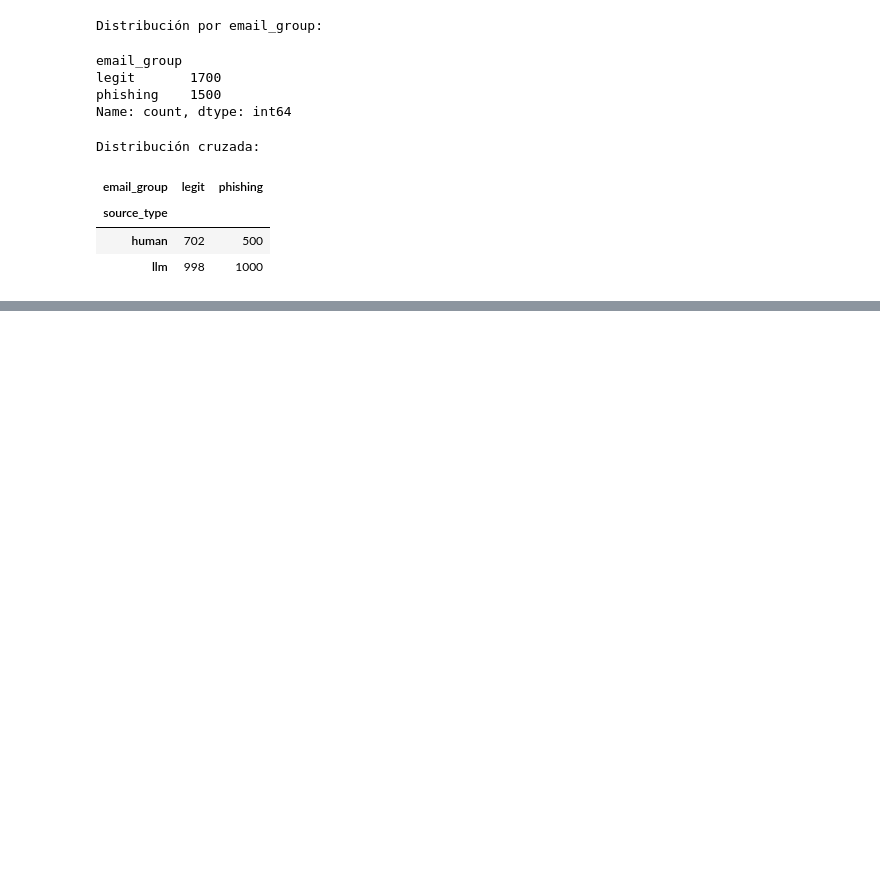
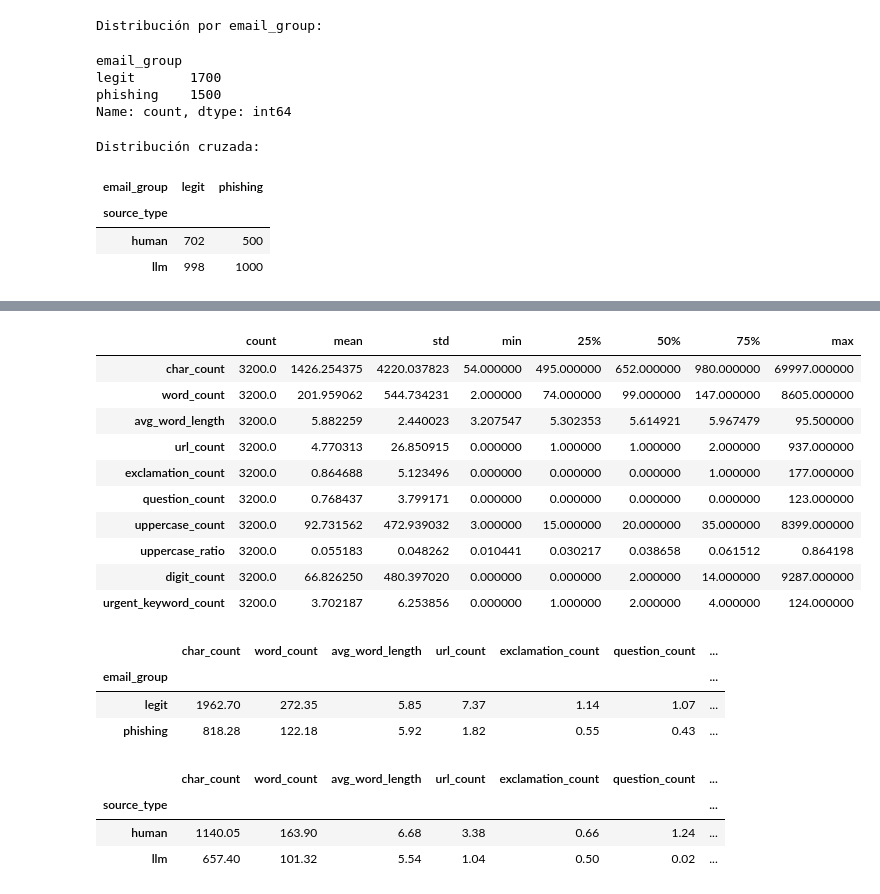
Before and after one commit to EdwinOrtegaK/Phishing-Detection-LLM-Shift, a Jupyter notebook: notebooks/eda_feature_engineering.ipynb, the cells around one changed output, grey strips where cells are left out. Drawn from its saved outputs; the diff is of its cells as text; code cells hidden in the pictures; blank space fills up the shorter version.

```diff
--- a/notebooks/eda_feature_engineering.ipynb
+++ b/notebooks/eda_feature_engineering.ipynb
@@ -299,0 +393,45 @@ Distribución cruzada:
+# %%
+# Resumen estadístico de features
+
+feature_cols = [
+    "char_count", "word_count", "avg_word_length", "url_count",
+    "exclamation_count", "question_count", "uppercase_count",
+    "uppercase_ratio", "digit_count", "urgent_keyword_count"
+]
+
+display(df_all[feature_cols].describe().T)
+# %% [output]
+|  | count | mean | std | min | 25% | 50% | 75% | max |
+| char_count | 3200.0 | 1426.254375 | 4220.037823 | 54.000000 | 495.000000 | 652.000000 | 980.000000 | 69997.000000 |
+| word_count | 3200.0 | 201.959062 | 544.734231 | 2.000000 | 74.000000 | 99.000000 | 147.000000 | 8605.000000 |
+| avg_word_length | 3200.0 | 5.882259 | 2.440023 | 3.207547 | 5.302353 | 5.614921 | 5.967479 | 95.500000 |
+| url_count | 3200.0 | 4.770313 | 26.850915 | 0.000000 | 1.000000 | 1.000000 | 2.000000 | 937.000000 |
+| exclamation_count | 3200.0 | 0.864688 | 5.123496 | 0.000000 | 0.000000 | 0.000000 | 1.000000 | 177.000000 |
+| question_count | 3200.0 | 0.768437 | 3.799171 | 0.000000 | 0.000000 | 0.000000 | 0.000000 | 123.000000 |
+| uppercase_count | 3200.0 | 92.731562 | 472.939032 | 3.000000 | 15.000000 | 20.000000 | 35.000000 | 8399.000000 |
+| uppercase_ratio | 3200.0 | 0.055183 | 0.048262 | 0.010441 | 0.030217 | 0.038658 | 0.061512 | 0.864198 |
+| digit_count | 3200.0 | 66.826250 | 480.397020 | 0.000000 | 0.000000 | 2.000000 | 14.000000 | 9287.000000 |
+| urgent_keyword_count | 3200.0 | 3.702187 | 6.253856 | 0.000000 | 1.000000 | 2.000000 | 4.000000 | 124.000000 |
+# %%
+# Comparación por clase legítimo/phishing
+
+group_stats = df_all.groupby("email_group")[feature_cols].mean().round(2)
+display(group_stats)
+# %% [output]
+|  | char_count | word_count | avg_word_length | url_count | exclamation_count | question_count | ... |
+| email_group |  |  |  |  |  |  | ... |
+| legit | 1962.70 | 272.35 | 5.85 | 7.37 | 1.14 | 1.07 | ... |
+| phishing | 818.28 | 122.18 | 5.92 | 1.82 | 0.55 | 0.43 | ... |
+# %%
+# Comparación específica humano phishing vs llm phishing
+
+phishing_only = df_all[df_all["email_group"] == "phishing"].copy()
+
+display(
+    phishing_only.groupby("source_type")[feature_cols].mean().round(2)
+)
+# %% [output]
+|  | char_count | word_count | avg_word_length | url_count | exclamation_count | question_count | ... |
+| source_type |  |  |  |  |  |  | ... |
+| human | 1140.05 | 163.90 | 6.68 | 3.38 | 0.66 | 1.24 | ... |
+| llm | 657.40 | 101.32 | 5.54 | 1.04 | 0.50 | 0.02 | ... |
```
Also changed, not shown: parts of 14 cells of this notebook.
